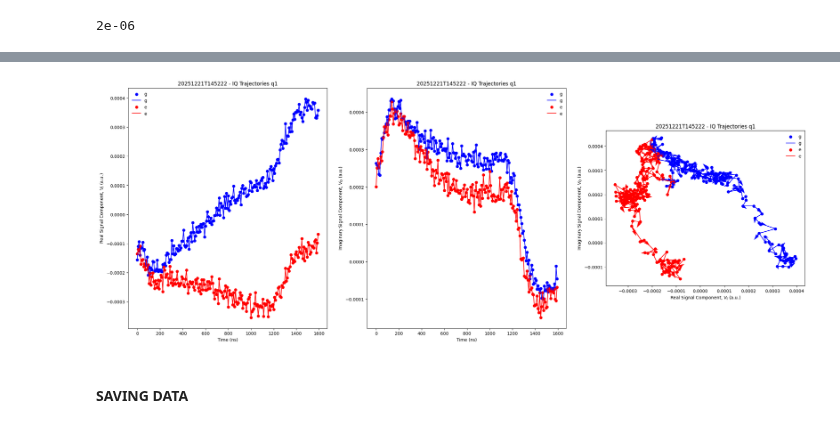
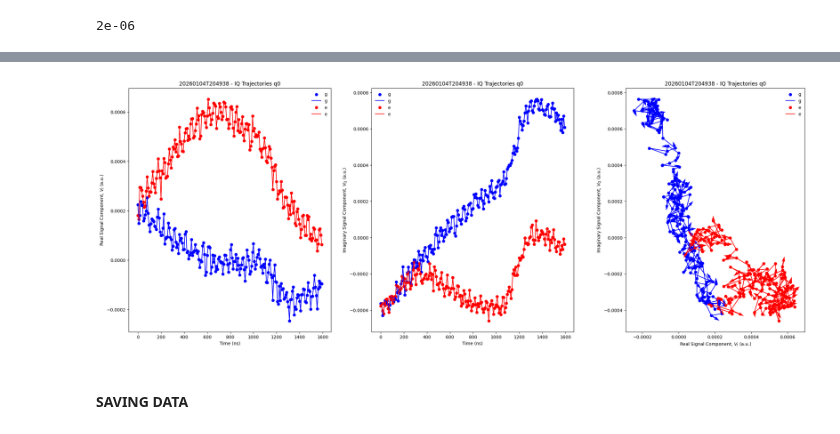
Before and after one commit to yalgaeahn/qubit-experiment, a Jupyter notebook: examples/TG_READ_OPT.ipynb, the cells around one changed output, grey strips where cells are left out. Drawn from its saved outputs; the diff is of its cells as text; code cells hidden in the pictures.

```diff
--- a/examples/TG_READ_OPT.ipynb
+++ b/examples/TG_READ_OPT.ipynb
@@ -369,16 +513,16 @@ qubits[0].parameters.readout_range_out
 from experiments import iq_traj
 
 ####################################################################################
-q=qubits[1]
+q=qubits[0]
 temporary_parameters = {}
 temp_pars =deepcopy(q.parameters)
 # temp_pars.readout_resonator_frequency = 7.6270e9
-temp_pars.readout_integration_delay = 350e-9
-temp_pars.readout_integration_length = 800e-9
-temp_pars.readout_range_out = 0
-temp_pars.readout_amplitude = 0.7
-temp_pars.readout_length = 1.2e-6
-temp_pars.readout_resonator_frequency = 7.3116e9
+#temp_pars.readout_integration_delay = 400e-9
+#temp_pars.readout_integration_length = 800e-9
+#temp_pars.readout_range_out = 0
+#temp_pars.readout_amplitude = 0.5
+#temp_pars.readout_length = 1.2e-6
+#temp_pars.readout_resonator_frequency = 7.3116e9
 # temp_pars.readout_range_out = -10
 temporary_parameters[q.uid] = temp_pars
 #######################################################################
@@ -426,4 +570,4 @@ DRIVE range (dBm) : 10, READOUT range (dBm) : -10
-[figure, old version]
+[figure, new version]
 # %% [markdown]
 #### SAVING DATA
 # %%
```
Also changed, not shown: parts of 13 cells of this notebook, 9 other files.
